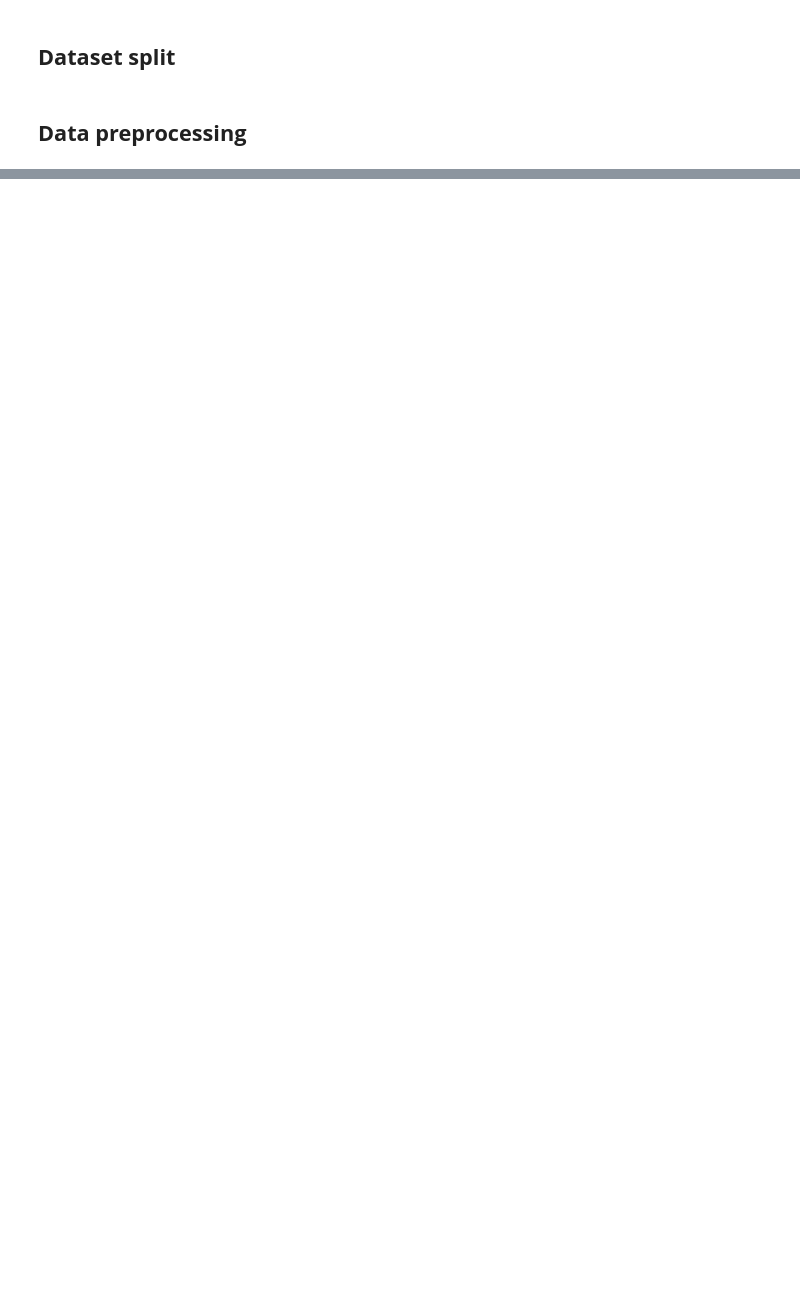
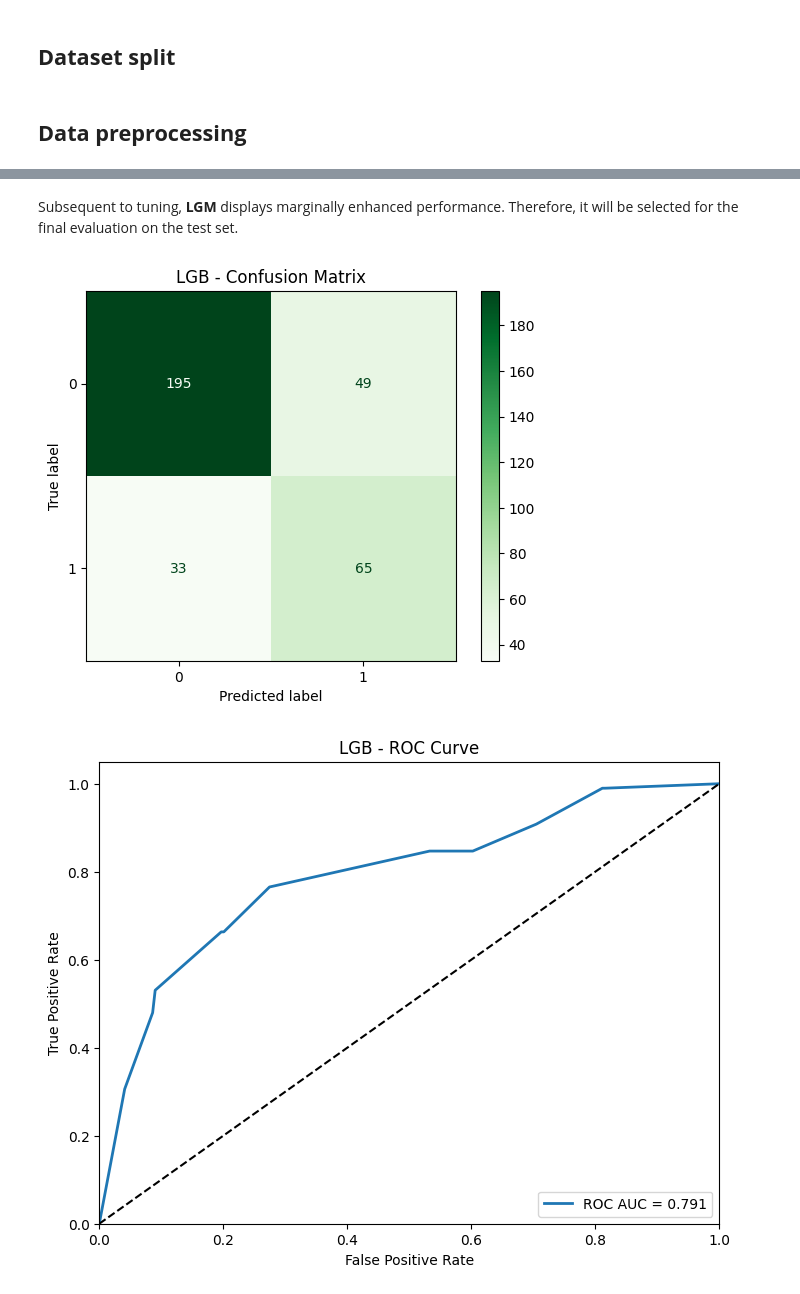
Before and after one commit to teresa-gianni/Apis_tox_classification-AMLB-project, a Jupyter notebook: AMLB_project_Teresa_Gianni.ipynb, the cells around one changed output, grey strips where cells are left out. Saved outputs shown, nothing was run; the diff lists cells and outputs as text; code cells hidden in the pictures; blank space fills up the shorter version.

```diff
--- a/AMLB_project_Teresa_Gianni.ipynb
+++ b/AMLB_project_Teresa_Gianni.ipynb
@@ -1172,0 +781,30 @@ The SVM model for binary classification correctly predicted 212 out of 244 examp
+# %%
+selected_bin_models = {
+    'LR': (
+    LogisticRegression(class_weight='balanced', max_iter=1000),
+    {
+        'model__C': [0.1, 1, 10],
+        'model__solver': ['lbfgs'],
+        'model__penalty': ['l2']
+    }
+),
+   'GBM': (XGBClassifier(scale_pos_weight=min_ratio,eval_metric='logloss',use_label_encoder=False),
+    {
+        'model__n_estimators': [100, 150],
+        'model__max_depth': [4, 6, 8],
+        'model__learning_rate': [0.05, 0.1],
+        'model__colsample_bytree': [0.7, 0.8]
+    }),
+      'LGB': (lgb.LGBMClassifier(class_weight='balanced'),
+    {
+        'model__n_estimators': [100, 150],
+        'model__num_leaves': [31, 50],
+        'model__learning_rate': [0.05, 0.1],
+        'model__max_depth': [-1, 10],
+        'model__subsample': [0.8, 1.0],
+        'model__colsample_bytree': [0.8, 1.0]
+    })}
+
+
+b_tuning, b_tuned_models = model_tuning(w_train_df, Z_train, binary_preprocessor, skb, selected_bin_models, metrics)
+print(round(b_tuning,6))
@@ -1172,0 +823,19 @@ The SVM model for binary classification correctly predicted 212 out of 244 examp
+# %% [markdown]
+Subsequent to tuning, **LGM** displays marginally enhanced performance. Therefore, it will be selected for the final evaluation on the test set.
+# %%
+final_bin_model = b_tuned_models['LGB']
+final_bin_model.fit(w_train_df, Z_train)
+
+b_metrics_results = evaluate_model(final_bin_model, w_test_df, Z_test, title_prefix="LGB")
+
+for k, v in b_metrics_results.items():
+    if k not in ['Confusion_Matrix', 'Classification_Report']:
+        print(f"{k}: {v:.3f}" if isinstance(v, float) else f"{k}: {v}")
+
+print("Confusion Matrix:")
+print(b_metrics_results['Confusion_Matrix'])
+print("Classification Report:")
+print(b_metrics_results['Classification_Report'])
+# %% [output]
+[figure, added]
+[figure, added]
```
Also changed, not shown: parts of 81 cells of this notebook.
